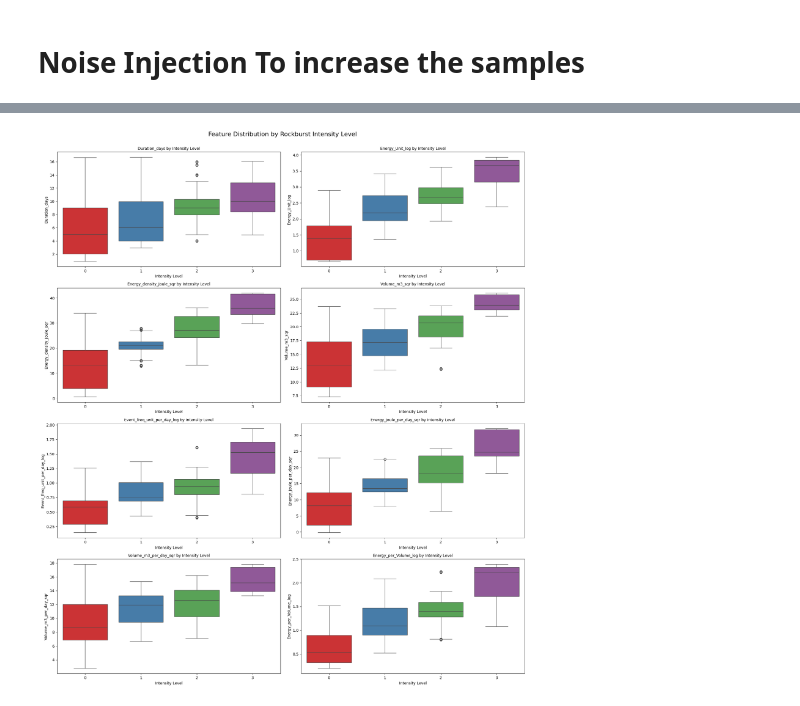
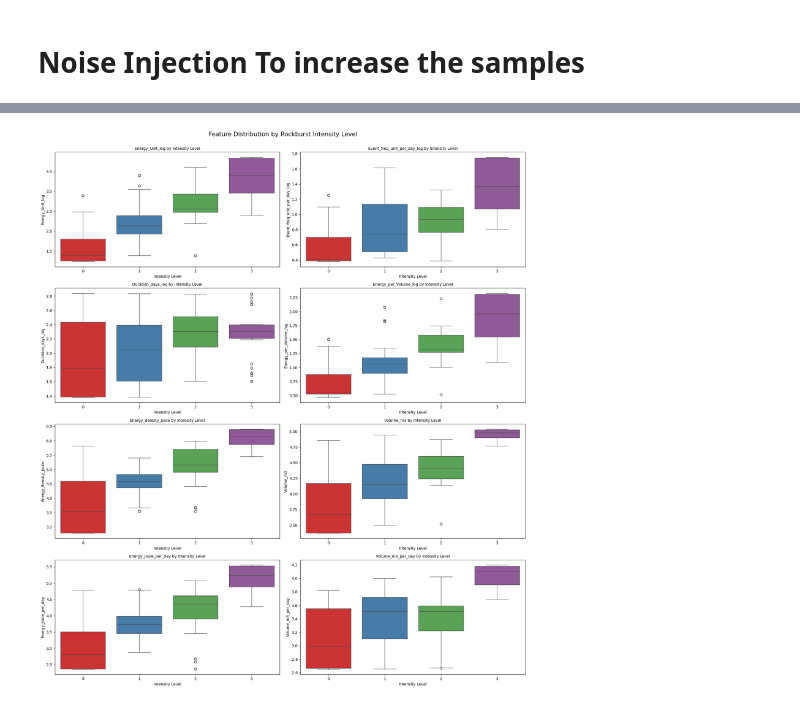
Before and after one commit to aliirshad3098/RockBurst_Prediction_In_Tunnel, a Jupyter notebook: OverSamplingData.ipynb, the cells around one changed output, grey strips where cells are left out. Drawn from its saved outputs; the diff is of its cells as text; code cells hidden in the pictures.

```diff
--- a/OverSamplingData.ipynb
+++ b/OverSamplingData.ipynb
@@ -98,7 +90,7 @@ def add_noise(data, noise_factor=0.01):
             noisy_data[col] = noisy_data[col] + noise
     return noisy_data
 # %%
-target_size = 1000
+target_size = 250
 augmented_X = [X_train_res]
 augmented_y = [y_train_res]
 
@@ -183,25 +153,25 @@ plt.show()
 # %%
-features = [col for col in train_df.columns if col not in ['Intensity_Level_encoded']]
+features = [col for col in df.columns if col not in ['Intensity_Level_encoded']]
 n_features = len(features)
 
 n_cols = 2
 n_rows = (n_features + n_cols - 1) // n_cols
 
 fig, axes = plt.subplots(n_rows, n_cols, figsize=(18, n_rows * 5))
 axes = axes.flatten()
 
 for i, feature in enumerate(features):
-    sns.boxplot(x='Intensity_Level_encoded', y=feature, data=train_df, palette='Set1', ax=axes[i],hue="Intensity_Level_encoded",legend=False)
+    sns.boxplot(x='Intensity_Level_encoded', y=feature, data=df, palette='Set1', ax=axes[i],hue="Intensity_Level_encoded",legend=False)
     axes[i].set_title(f"{feature} by Intensity Level", fontsize=10)
     axes[i].set_xlabel("Intensity Level")
     axes[i].set_ylabel(feature)
 
 for j in range(i + 1, len(axes)):
     fig.delaxes(axes[j])
 
 plt.tight_layout()
 plt.suptitle("Feature Distribution by Rockburst Intensity Level", fontsize=16, y=1.02)
 plt.show()
 # %% [output]
-[figure, old version]
+[figure, new version]
 # %%
```
Also changed, not shown: parts of 15 cells of this notebook.
